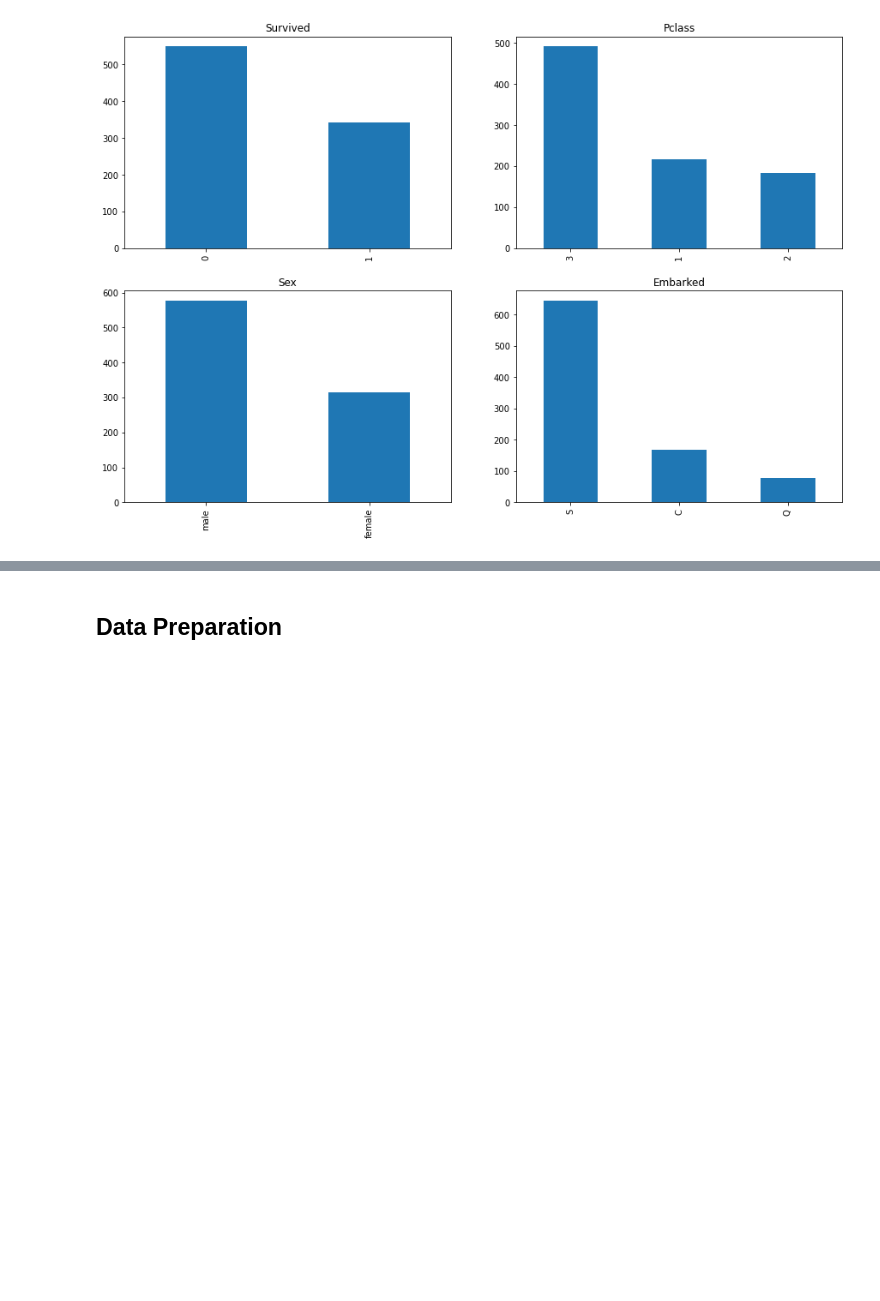
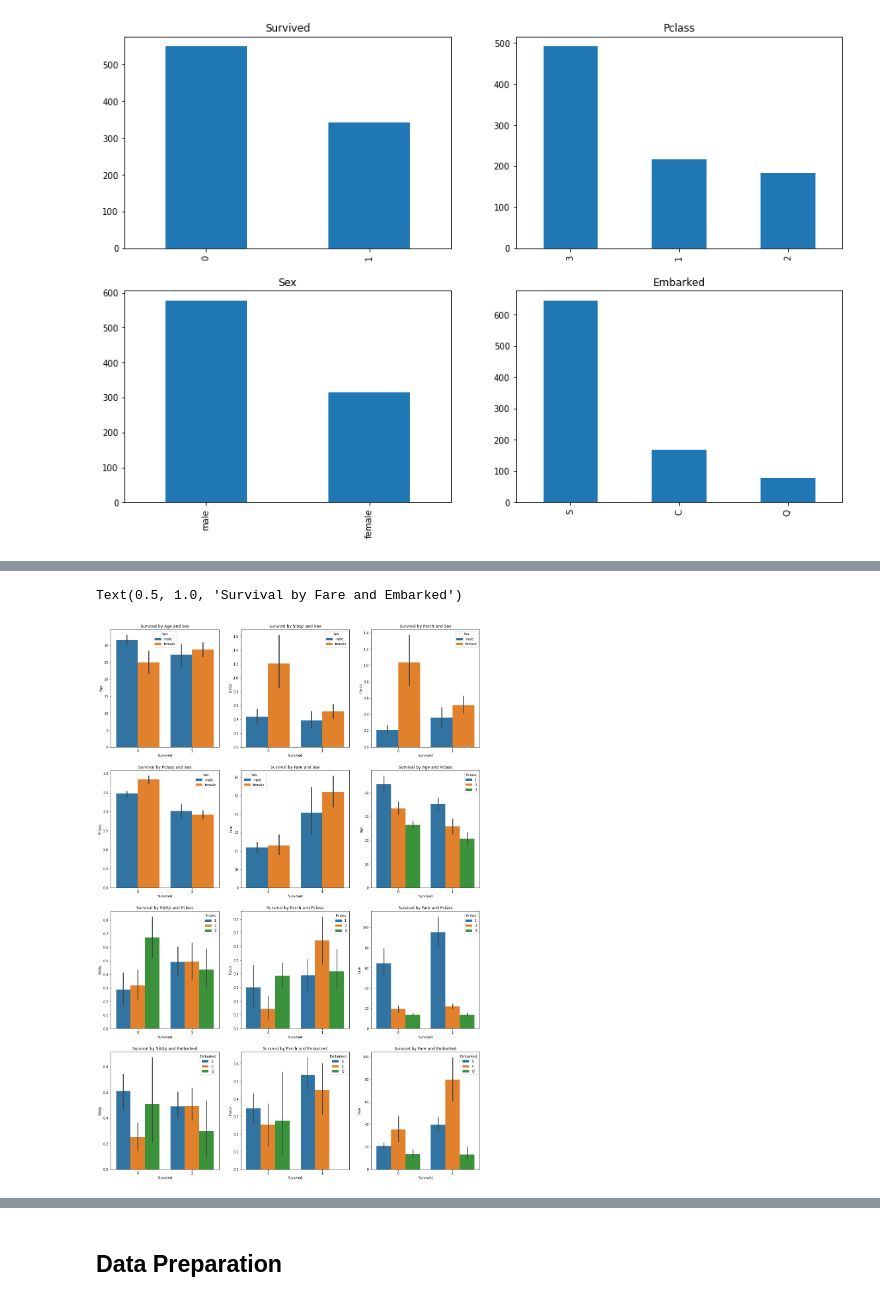
Before and after one commit to isaqueiros/Kaggle-competitions, a Jupyter notebook: Titanic-Competition.ipynb, the cells around one changed output, grey strips where cells are left out. Saved outputs shown, nothing was run; the diff lists cells and outputs as text; code cells hidden in the pictures; blank space fills up the shorter version.

```diff
--- a/Titanic-Competition.ipynb
+++ b/Titanic-Competition.ipynb
@@ -117,0 +140,41 @@ Text(0.5, 1.0, 'Embarked')
+# %%
+fig, axes = plt.subplots(4, 3, figsize =(20,30))
+
+sns.barplot(ax=axes[0,0], data=df, x='Survived', y='Age', hue='Sex')
+axes[0,0].set_title('Survival by Age and Sex')
+
+sns.barplot(ax=axes[0,1], data=df, x='Survived', y='SibSp', hue='Sex')
+axes[0,1].set_title('Survival by SibSp and Sex')
+
+sns.barplot(ax=axes[0,2], data=df, x='Survived', y='Parch', hue='Sex')
+axes[0,2].set_title('Survival by Parch and Sex')
+
+sns.barplot(ax=axes[1,0], data=df, x='Survived', y='Pclass', hue='Sex')
+axes[1,0].set_title('Survival by Pclass and Sex')
+
+sns.barplot(ax=axes[1,1], data=df, x='Survived', y='Fare', hue='Sex')
+axes[1,1].set_title('Survival by Fare and Sex')
+
+sns.barplot(ax=axes[1,2], data=df, x='Survived', y='Age', hue='Pclass')
+axes[1,2].set_title('Survival by Age and Pclass')
+
+sns.barplot(ax=axes[2,0], data=df, x='Survived', y='SibSp', hue='Pclass')
+axes[2,0].set_title('Survival by SibSp and Pclass')
+
+sns.barplot(ax=axes[2,1], data=df, x='Survived', y='Parch', hue='Pclass')
+axes[2,1].set_title('Survival by Parch and Pclass')
+
+sns.barplot(ax=axes[2,2], data=df, x='Survived', y='Fare', hue='Pclass')
+axes[2,2].set_title('Survival by Fare and Pclass')
+
+sns.barplot(ax=axes[3,0], data=df, x='Survived', y='SibSp', hue='Embarked')
+axes[3,0].set_title('Survival by SibSp and Embarked')
+
+sns.barplot(ax=axes[3,1], data=df, x='Survived', y='Parch', hue='Embarked')
+axes[3,1].set_title('Survival by Parch and Embarked')
+
+sns.barplot(ax=axes[3,2], data=df, x='Survived', y='Fare', hue='Embarked')
+axes[3,2].set_title('Survival by Fare and Embarked')
+# %% [output]
+Text(0.5, 1.0, 'Survival by Fare and Embarked')
+[figure, added]
```
Also changed, not shown: parts of 42 cells of this notebook.
